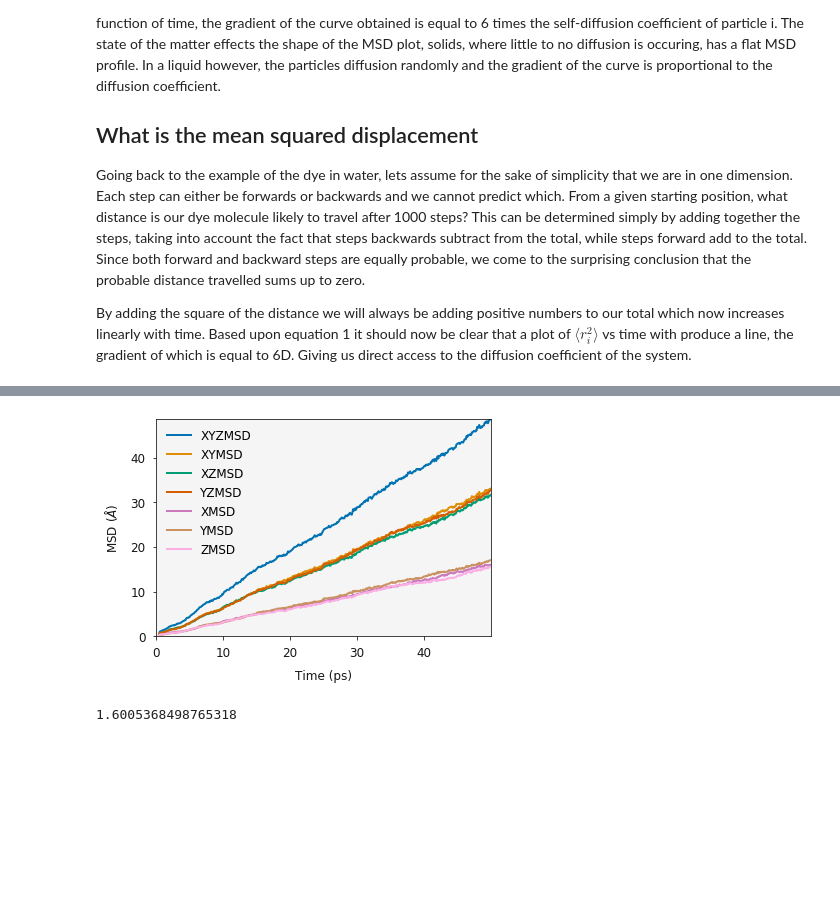
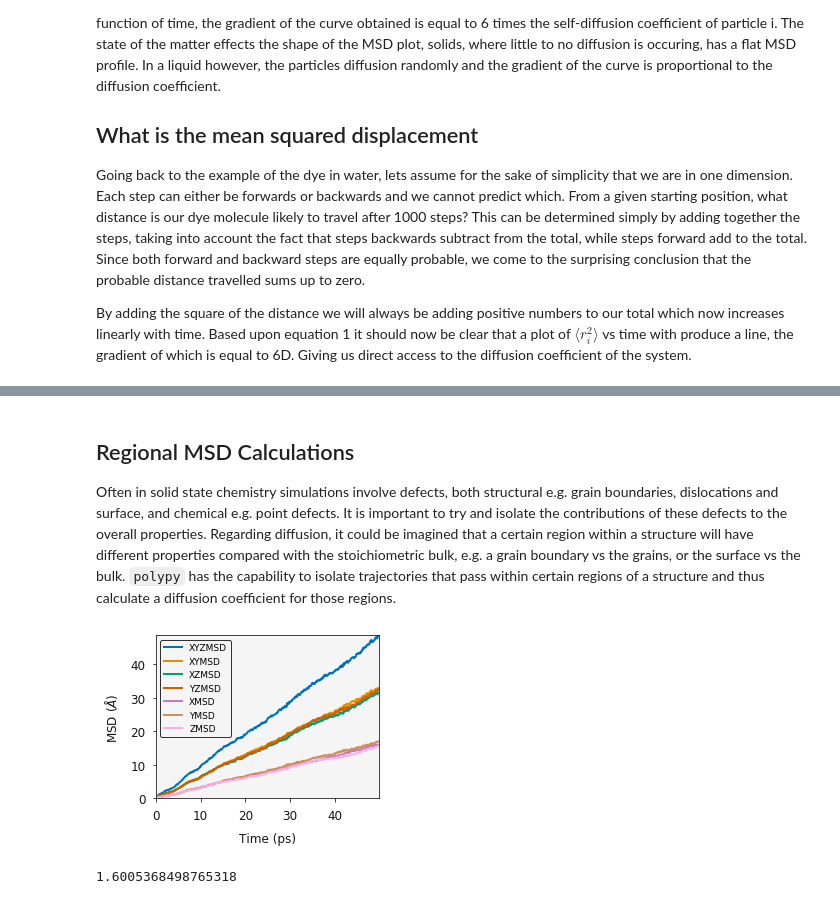
Before and after one commit to symmy596/Polypy, a Jupyter notebook: examples/notebooks/MSD.ipynb, the cells around one changed output, grey strips where cells are left out. Drawn from its saved outputs; the diff is of its cells as text; code cells hidden in the pictures; blank space fills up the shorter version.

```diff
--- a/examples/notebooks/MSD.ipynb
+++ b/examples/notebooks/MSD.ipynb
@@ -50,0 +143,4 @@ wr.msd_plot(output)
+# %% [markdown]
+## Regional MSD Calculations
+
+Often in solid state chemistry simulations involve defects, both structural e.g. grain boundaries, dislocations and surface, and chemical e.g. point defects. It is important to try and isolate the contributions of these defects to the overall properties. Regarding diffusion, it could be imagined that a certain region within a structure will have different properties compared with the stoichiometric bulk, e.g. a grain boundary vs the grains, or the surface vs the bulk. `polypy` has the capability to isolate trajectories that pass within certain regions of a structure and thus calculate a diffusion coefficient for those regions.
@@ -51,10 +149,11 @@ wr.msd_plot(output)
 # %%
-f_msd = RegionalMSD(history.trajectory, -10, 10, 0.1)
+f_msd = RegionalMSD(history.trajectory, -5, 5, 0.1)
 output = f_msd.analyse_trajectory()
-# %%
-wr.msd_plot(output)
-# %% [output]
-[figure, removed]
+# %%
+ax = plotting.msd_plot(output)
+plt.show()
+# %% [output]
+[figure, added]
 # %%
 print(output.xyz_diffusion_coefficient())
 # %% [output]
```
Also changed, not shown: parts of 20 cells of this notebook, 21 other files.
